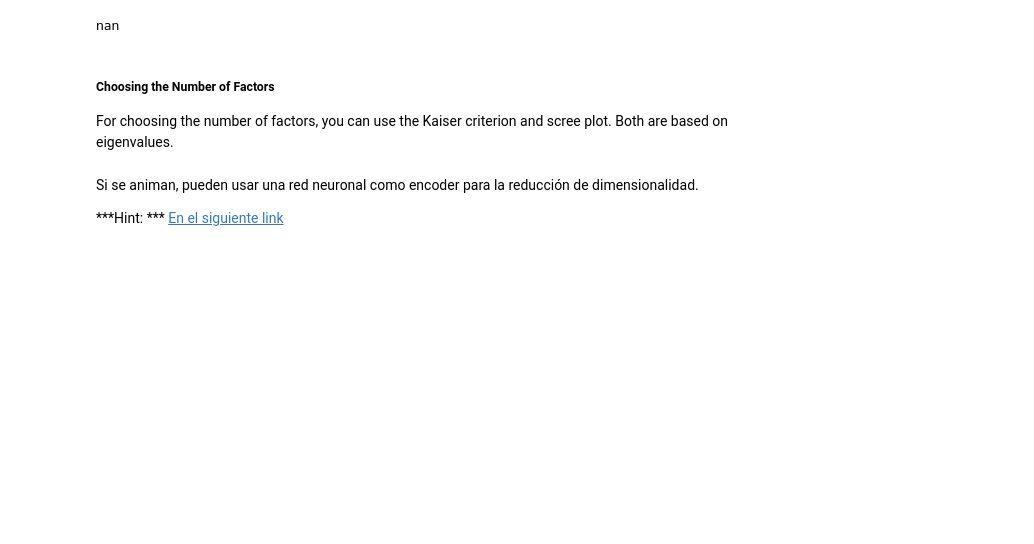
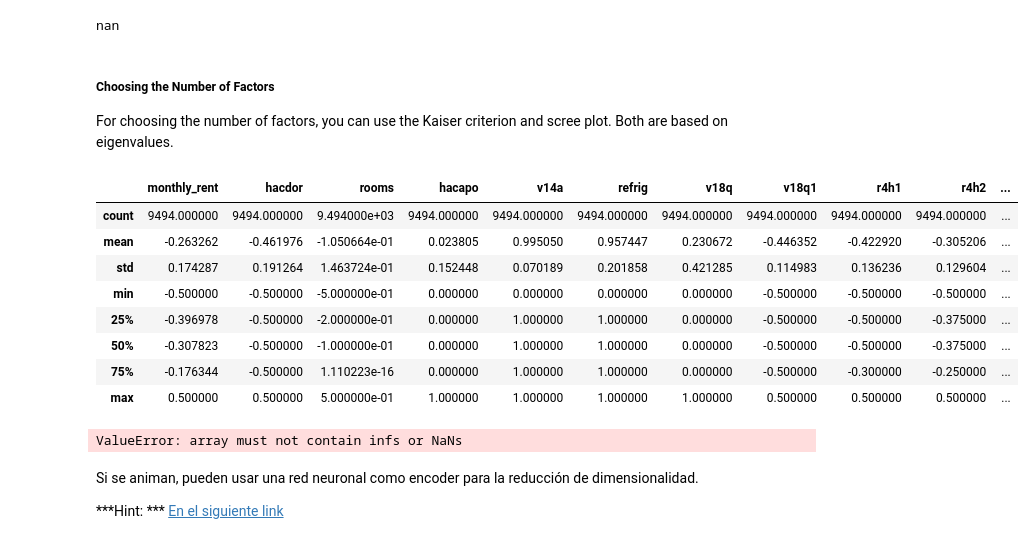
Before and after one commit to solujan/DiploDatos2019, a Jupyter notebook: ProyectoPobrezaCostaRica/5- Pobreza en Costa Rica - Aprendizaje No Supervisado.ipynb, the cells around one changed output. Saved outputs shown, nothing was run; the diff lists cells and outputs as text; code cells hidden in the pictures; blank space fills up the shorter version.

```diff
--- a/ProyectoPobrezaCostaRica/5- Pobreza en Costa Rica - Aprendizaje No Supervisado.ipynb
+++ b/ProyectoPobrezaCostaRica/5- Pobreza en Costa Rica - Aprendizaje No Supervisado.ipynb
@@ -335,13 +336,27 @@ nan
 # %% [markdown]
 ##### Choosing the Number of Factors
 For choosing the number of factors, you can use the Kaiser criterion and scree plot. Both are based on eigenvalues.
+# %%
+new_df.describe()
+# %% [output]
+|  | monthly_rent | hacdor | rooms | hacapo | v14a | refrig | v18q | v18q1 | r4h1 | r4h2 | ... |
+| count | 9494.000000 | 9494.000000 | 9.494000e+03 | 9494.000000 | 9494.000000 | 9494.000000 | 9494.000000 | 9494.000000 | 9494.000000 | 9494.000000 | ... |
+| mean | -0.263262 | -0.461976 | -1.050664e-01 | 0.023805 | 0.995050 | 0.957447 | 0.230672 | -0.446352 | -0.422920 | -0.305206 | ... |
+| std | 0.174287 | 0.191264 | 1.463724e-01 | 0.152448 | 0.070189 | 0.201858 | 0.421285 | 0.114983 | 0.136236 | 0.129604 | ... |
+| min | -0.500000 | -0.500000 | -5.000000e-01 | 0.000000 | 0.000000 | 0.000000 | 0.000000 | -0.500000 | -0.500000 | -0.500000 | ... |
+| 25% | -0.396978 | -0.500000 | -2.000000e-01 | 0.000000 | 1.000000 | 1.000000 | 0.000000 | -0.500000 | -0.500000 | -0.375000 | ... |
+| 50% | -0.307823 | -0.500000 | -1.000000e-01 | 0.000000 | 1.000000 | 1.000000 | 0.000000 | -0.500000 | -0.500000 | -0.375000 | ... |
+| 75% | -0.176344 | -0.500000 | 1.110223e-16 | 0.000000 | 1.000000 | 1.000000 | 0.000000 | -0.500000 | -0.300000 | -0.250000 | ... |
+| max | 0.500000 | 0.500000 | 5.000000e-01 | 1.000000 | 1.000000 | 1.000000 | 1.000000 | 0.500000 | 0.500000 | 0.500000 | ... |
 # %%
 # Create factor analysis object and perform factor analysis
 from factor_analyzer import FactorAnalyzer
 fa = FactorAnalyzer()
-fa.fit(new_df.drop(['Id','idhogar'], axis=1))
+fa.fit(new_df.drop(['Id', 'idhogar','Target'], axis=1))
 # Check Eigenvalues
 #fa.loadings_
+# %% [output]
+ValueError: array must not contain infs or NaNs
 # %%
 
 fa = FactorAnalysis(n_components=7, random_state=0)
```
Also changed, not shown: parts of 19 cells of this notebook, 1 other file.
